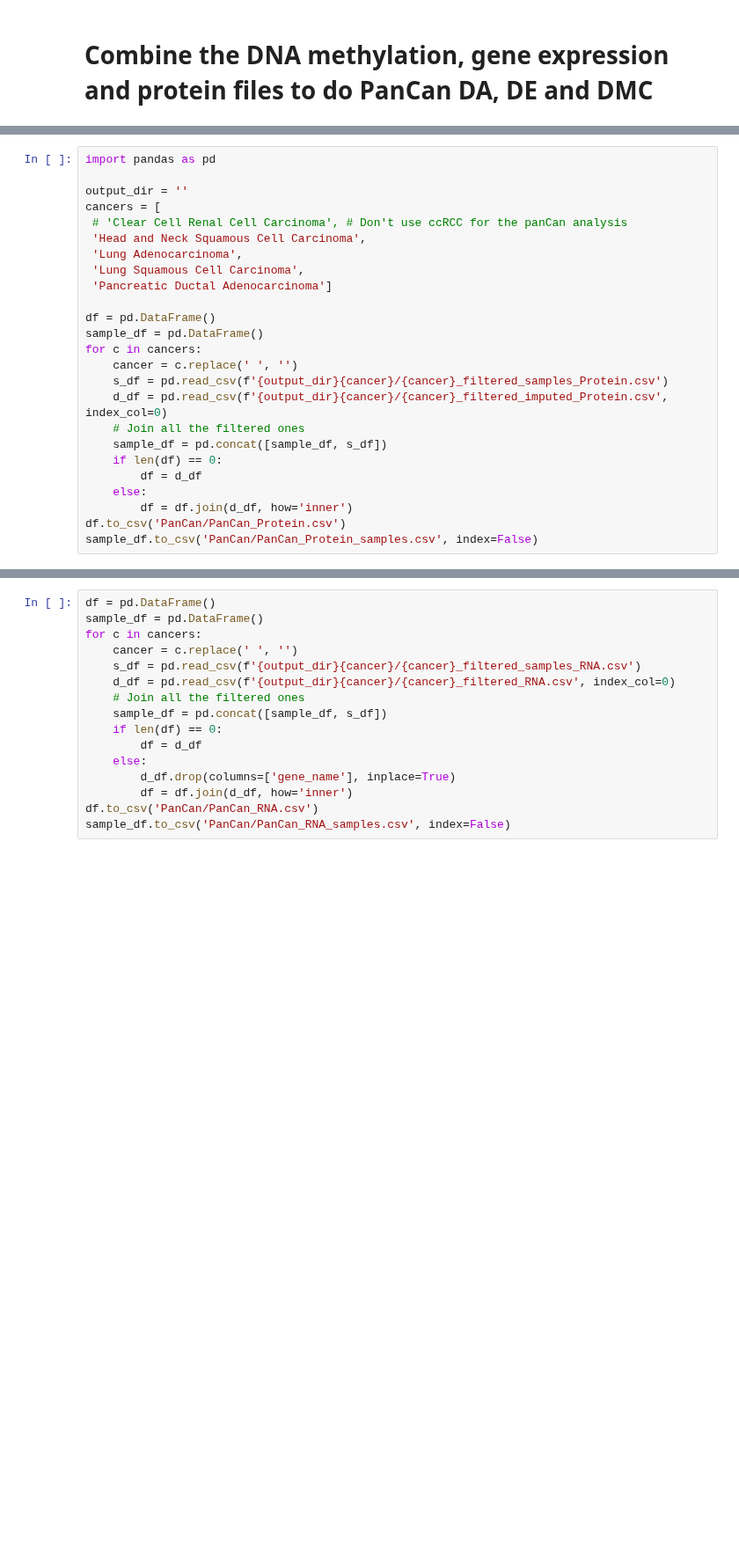
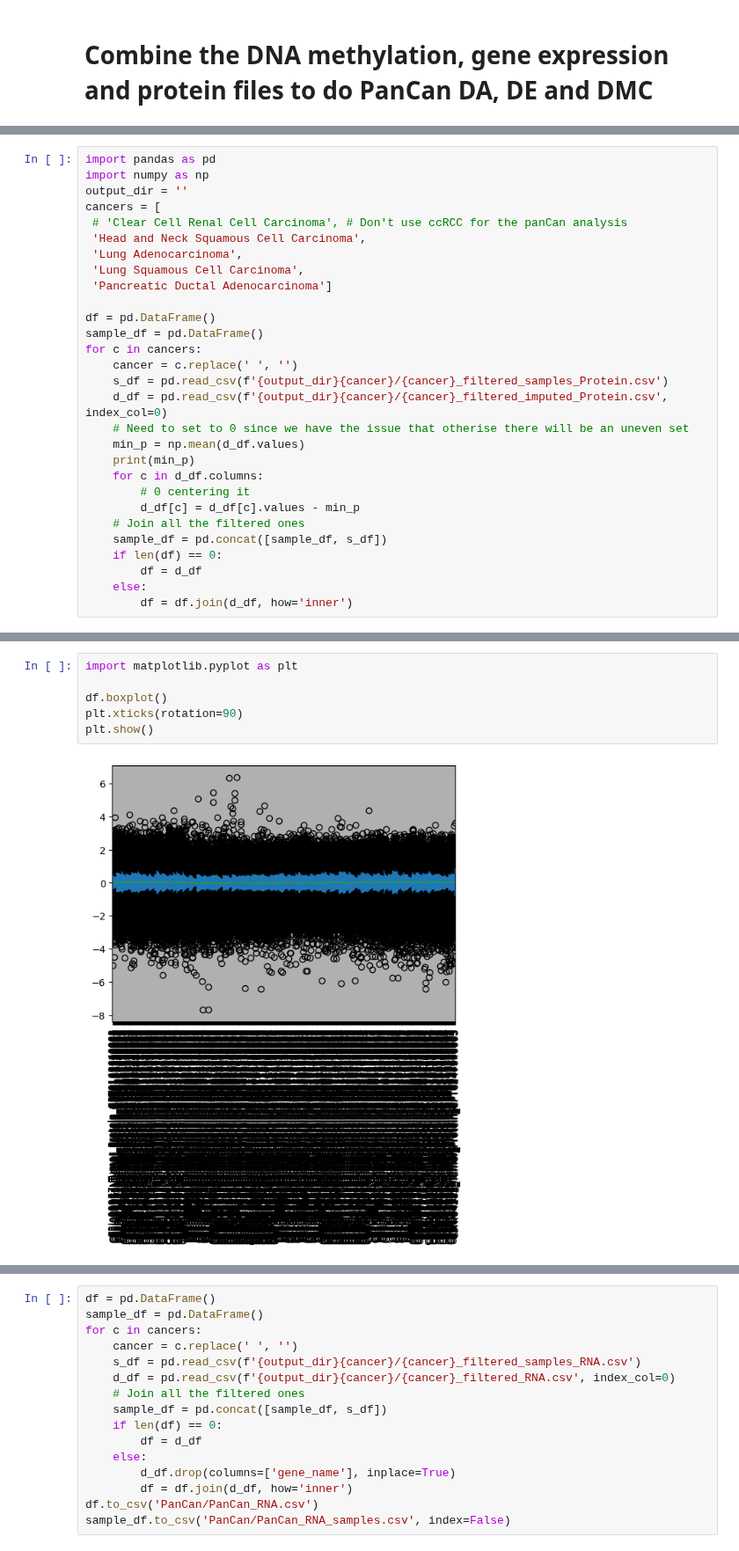
Before and after one commit to ArianeMora/public_cancer_data, a Jupyter notebook: datasets/CPTAC3/output_data/PanCan.ipynb, the cells around one changed output, grey strips where cells are left out. Shown at 88% size. Cells and saved outputs as stored; diff of their text form; blank space fills up the shorter version.

```diff
--- a/datasets/CPTAC3/output_data/PanCan.ipynb
+++ b/datasets/CPTAC3/output_data/PanCan.ipynb
@@ -27,6 +3,6 @@ for disease in list(set(cpg_sample_df['Disease'].values)):
 # %%
 import pandas as pd
-
+import numpy as np
 output_dir = ''
 cancers = [
  # 'Clear Cell Renal Cell Carcinoma', # Don't use ccRCC for the panCan analysis
@@ -41,11 +17,15 @@ for c in cancers:
     cancer = c.replace(' ', '')
     s_df = pd.read_csv(f'{output_dir}{cancer}/{cancer}_filtered_samples_Protein.csv')
     d_df = pd.read_csv(f'{output_dir}{cancer}/{cancer}_filtered_imputed_Protein.csv', index_col=0)
+    # Need to set to 0 since we have the issue that otherise there will be an uneven set
+    min_p = np.mean(d_df.values)
+    print(min_p)
+    for c in d_df.columns:
+        # 0 centering it
+        d_df[c] = d_df[c].values - min_p
     # Join all the filtered ones
     sample_df = pd.concat([sample_df, s_df])
     if len(df) == 0:
         df = d_df
     else:
         df = df.join(d_df, how='inner')
-df.to_csv('PanCan/PanCan_Protein.csv')
-sample_df.to_csv('PanCan/PanCan_Protein_samples.csv', index=False)
@@ -51,0 +37,8 @@ sample_df.to_csv('PanCan/PanCan_Protein_samples.csv', index=False)
+# %%
+import matplotlib.pyplot as plt
+
+df.boxplot()
+plt.xticks(rotation=90)
+plt.show()
+# %% [output]
+[figure, added]
```
Also changed, not shown: parts of 4 cells of this notebook, 5 other files.
